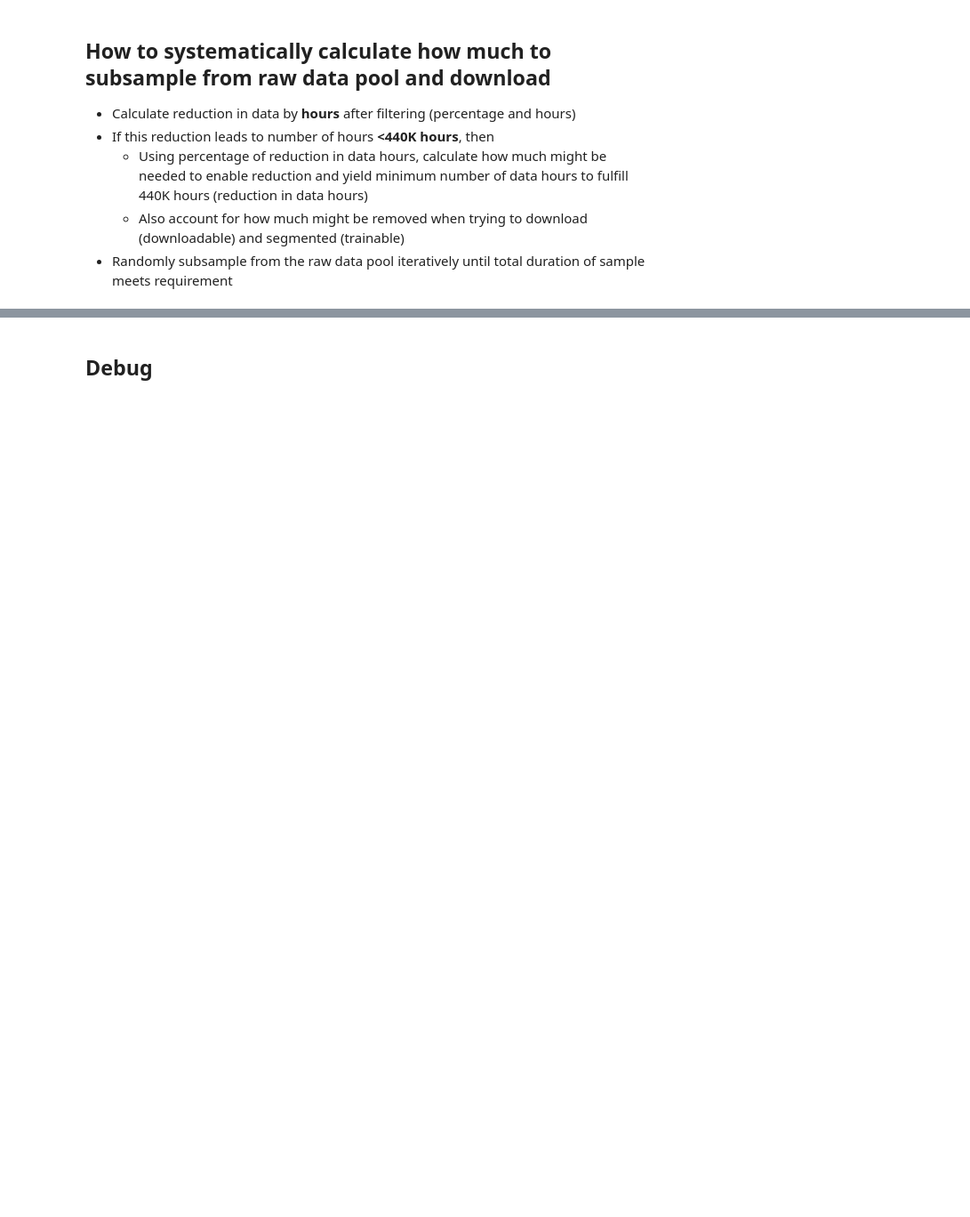
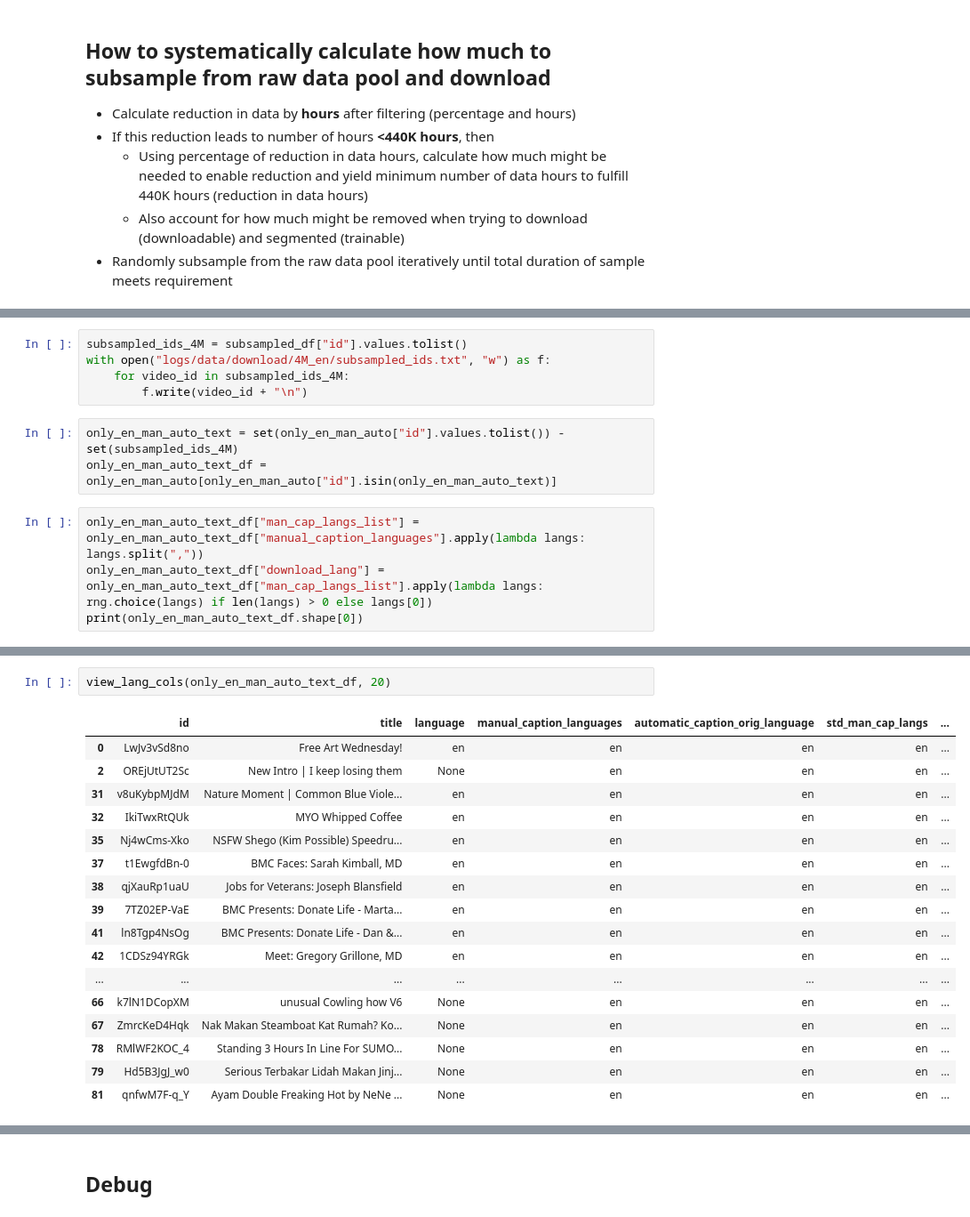
Before and after one commit to allenai/OLMoASR, a Jupyter notebook: notebooks/data_eda.ipynb, the cells around one changed output, grey strips where cells are left out. Shown at 89% size. Saved outputs shown, nothing was run; the diff lists cells and outputs as text; blank space fills up the shorter version.

```diff
--- a/notebooks/data_eda.ipynb
+++ b/notebooks/data_eda.ipynb
@@ -1619,0 +1090,12 @@ with open("data/metadata/approx_en_only.txt", "r") as f:
+# %%
+subsampled_ids_4M = subsampled_df["id"].values.tolist()
+with open("logs/data/download/4M_en/subsampled_ids.txt", "w") as f:
+    for video_id in subsampled_ids_4M:
+        f.write(video_id + "\n")
+# %%
+only_en_man_auto_text = set(only_en_man_auto["id"].values.tolist()) - set(subsampled_ids_4M)
+only_en_man_auto_text_df = only_en_man_auto[only_en_man_auto["id"].isin(only_en_man_auto_text)]
+# %%
+only_en_man_auto_text_df["man_cap_langs_list"] = only_en_man_auto_text_df["manual_caption_languages"].apply(lambda langs: langs.split(","))
+only_en_man_auto_text_df["download_lang"] = only_en_man_auto_text_df["man_cap_langs_list"].apply(lambda langs: rng.choice(langs) if len(langs) > 0 else langs[0])
+print(only_en_man_auto_text_df.shape[0])
@@ -1619,0 +1114,20 @@ with open("data/metadata/approx_en_only.txt", "r") as f:
+# %%
+view_lang_cols(only_en_man_auto_text_df, 20)
+# %% [output]
+|  | id | title | language | manual_caption_languages | automatic_caption_orig_language | std_man_cap_langs | ... |
+| 0 | LwJv3vSd8no | Free Art Wednesday! | en | en | en | en | ... |
+| 2 | OREjUtUT2Sc | New Intro | I keep losing them | None | en | en | en | ... |
+| 31 | v8uKybpMJdM | Nature Moment | Common Blue Viole... | en | en | en | en | ... |
+| 32 | IkiTwxRtQUk | MYO Whipped Coffee | en | en | en | en | ... |
+| 35 | Nj4wCms-Xko | NSFW Shego (Kim Possible) Speedru... | en | en | en | en | ... |
+| 37 | t1EwgfdBn-0 | BMC Faces: Sarah Kimball, MD | en | en | en | en | ... |
+| 38 | qjXauRp1uaU | Jobs for Veterans: Joseph Blansfield | en | en | en | en | ... |
+| 39 | 7TZ02EP-VaE | BMC Presents: Donate Life - Marta... | en | en | en | en | ... |
+| 41 | ln8Tgp4NsOg | BMC Presents: Donate Life - Dan &... | en | en | en | en | ... |
+| 42 | 1CDSz94YRGk | Meet: Gregory Grillone, MD | en | en | en | en | ... |
+| ... | ... | ... | ... | ... | ... | ... | ... |
+| 66 | k7lN1DCopXM | unusual Cowling how V6 | None | en | en | en | ... |
+| 67 | ZmrcKeD4Hqk | Nak Makan Steamboat Kat Rumah? Ko... | None | en | en | en | ... |
+| 78 | RMlWF2KOC_4 | Standing 3 Hours In Line For SUMO... | None | en | en | en | ... |
+| 79 | Hd5B3JgJ_w0 | Serious Terbakar Lidah Makan Jinj... | None | en | en | en | ... |
+| 81 | qnfwM7F-q_Y | Ayam Double Freaking Hot by NeNe ... | None | en | en | en | ... |
```
Also changed, not shown: parts of 305 cells of this notebook.
